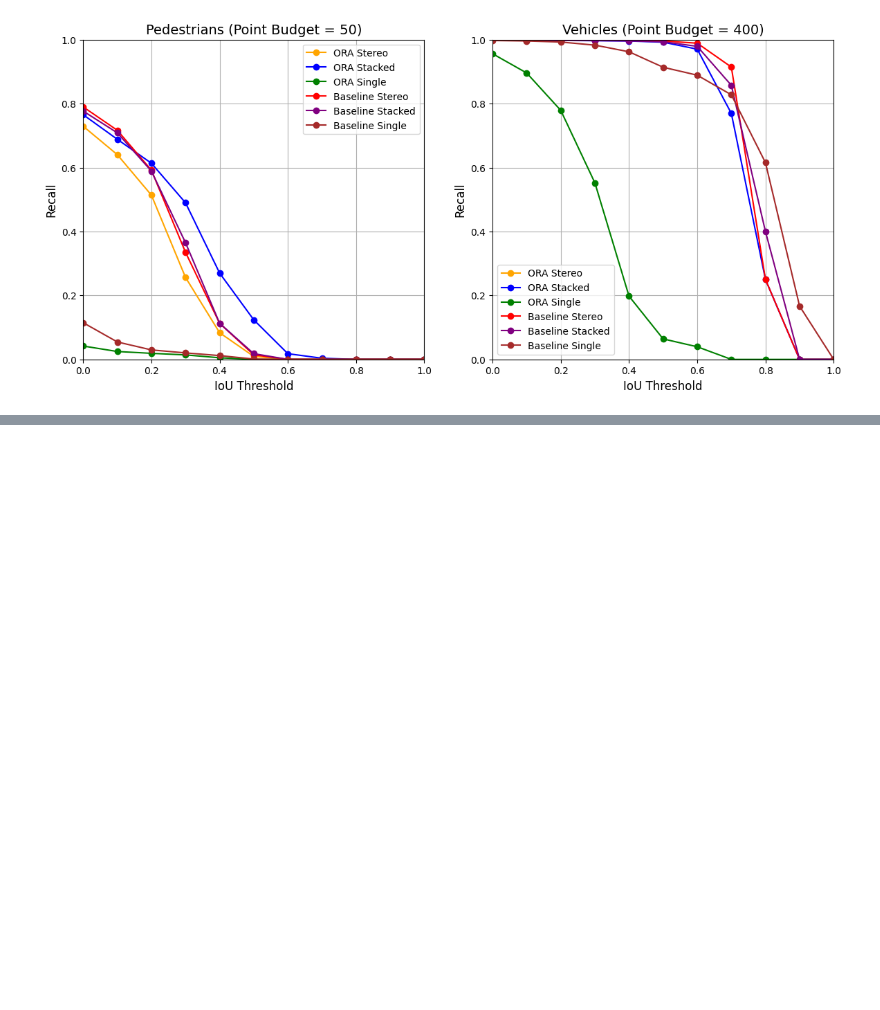
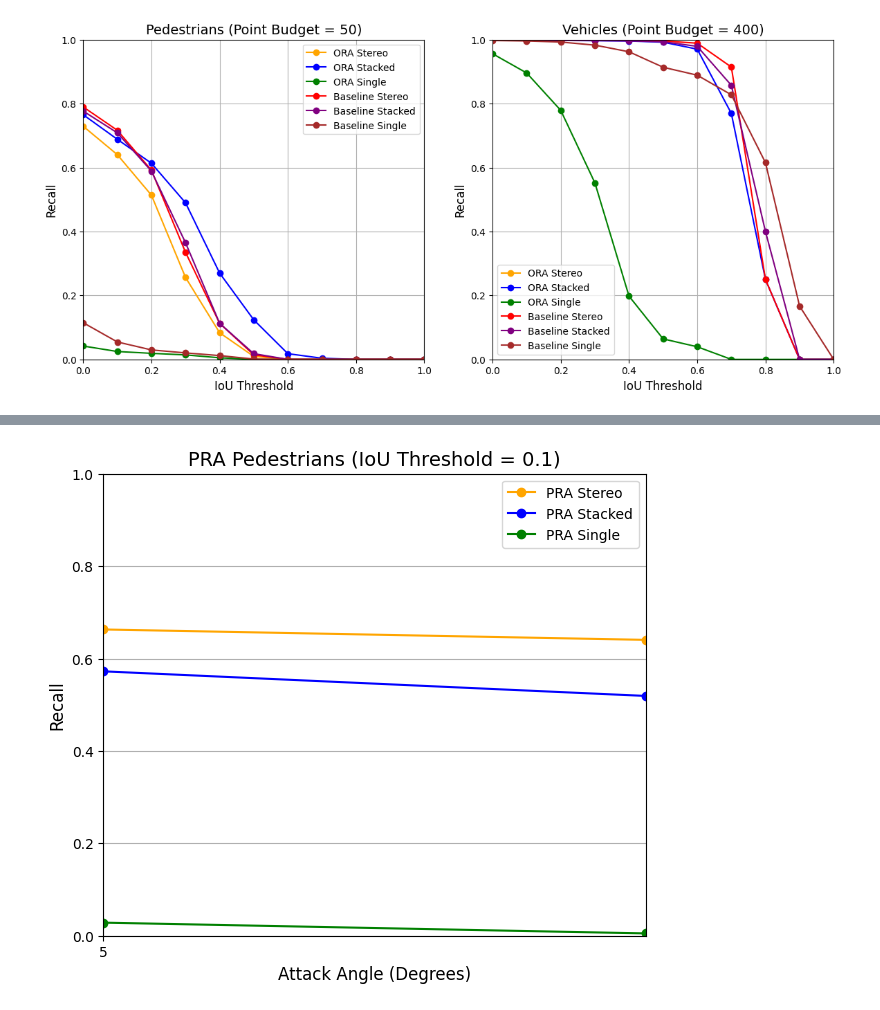
Before and after one commit to WilliamFlinchbaugh/bag_perception_benchmark, a Jupyter notebook: bag_perception_benchmark/figures.ipynb, the cells around one changed output, grey strips where cells are left out. Drawn from its saved outputs; the diff is of its cells as text; code cells hidden in the pictures; blank space fills up the shorter version.

```diff
--- a/bag_perception_benchmark/figures.ipynb
+++ b/bag_perception_benchmark/figures.ipynb
@@ -254,0 +432,38 @@ plt.show()
+# %%
+# now recall over attack angle for PRA pedestrians, fixed iou threshold at 0.3
+iou_threshold = 0.1
+
+df_ped_pra_stereo = df[(df["PRA"]) & (df["attacking_pedestrians"]) & (df["cam_config"] == "stereo") & (df["class"] == "PEDESTRIAN") & (df["iou_threshold"] == iou_threshold)]
+df_ped_pra_stereo = df_ped_pra_stereo.groupby("attack_angle")
+ped_pra_stereo_confusion = df_ped_pra_stereo[["tp", "fp", "fn"]].sum()
+recall_ped_stereo = calc_recall_precision(ped_pra_stereo_confusion)["recall"]
+
+df_ped_pra_stacked = df[(df["PRA"]) & (df["attacking_pedestrians"]) & (df["cam_config"] == "stacked") & (df["class"] == "PEDESTRIAN") & (df["iou_threshold"] == iou_threshold)]
+df_ped_pra_stacked = df_ped_pra_stacked.groupby("attack_angle")
+ped_pra_stacked_confusion = df_ped_pra_stacked[["tp", "fp", "fn"]].sum()
+recall_ped_stacked = calc_recall_precision(ped_pra_stacked_confusion)["recall"]
+
+df_ped_pra_single = df[(df["PRA"]) & (df["attacking_pedestrians"]) & (df["cam_config"] == "single") & (df["class"] == "PEDESTRIAN") & (df["iou_threshold"] == iou_threshold)]
+df_ped_pra_single = df_ped_pra_single.groupby("attack_angle")
+ped_pra_single_confusion = df_ped_pra_single[["tp", "fp", "fn"]].sum()
+recall_ped_single = calc_recall_precision(ped_pra_single_confusion)["recall"]
+
+# plot
+fig, axs = plt.subplots(1, 1, figsize=(7, 6))
+
+axs.plot(recall_ped_stereo, label="PRA Stereo", color="orange", marker="o")
+axs.plot(recall_ped_stacked, label="PRA Stacked", color="blue", marker="o")
+axs.plot(recall_ped_single, label="PRA Single", color="green", marker="o")
+axs.set_xticks(np.arange(5, 10, 5))
+axs.set_yticks(np.arange(0, 1.1, 0.2))
+axs.set_ylim(0, 1)
+axs.set_xlim(5, 10)
+axs.grid()
+axs.set_xlabel("Attack Angle (Degrees)", fontsize=12)
+axs.set_ylabel("Recall", fontsize=12)
+axs.set_title(f"PRA Pedestrians (IoU Threshold = {iou_threshold})", fontsize=14)
+axs.legend()
+
+plt.show()
+# %% [output]
+[figure, added]
```
Also changed, not shown: parts of 3 cells of this notebook.
